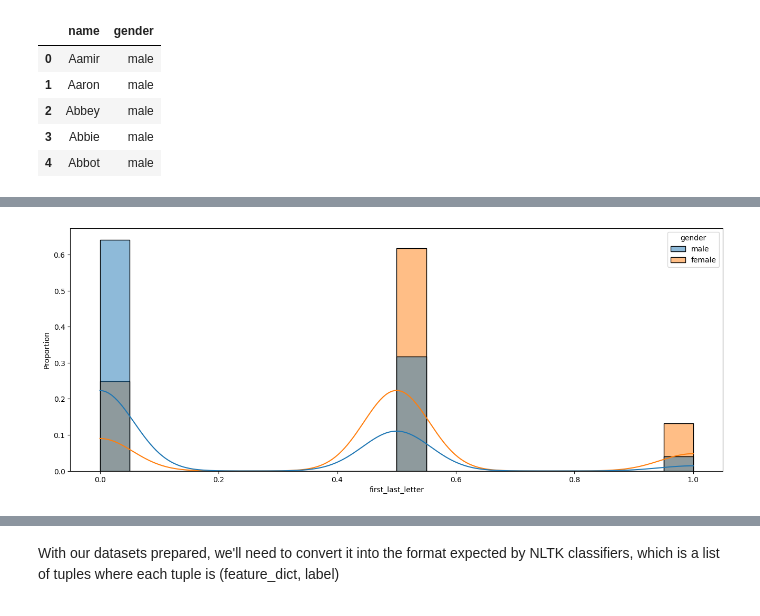
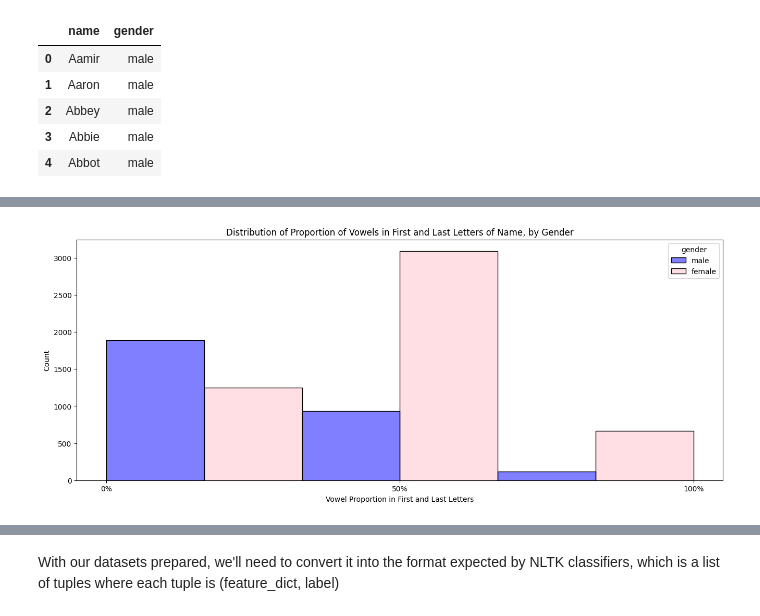
Before and after one commit to naomibuell/DATA620, a Jupyter notebook: project-3/project-3.ipynb, the cells around one changed output, grey strips where cells are left out. Saved outputs shown, nothing was run; the diff lists cells and outputs as text; code cells hidden in the pictures.

```diff
--- a/project-3/project-3.ipynb
+++ b/project-3/project-3.ipynb
@@ -146,19 +159,81 @@ For these numeric fields, we'll create histograms to visualize their distributio
 # %%
-for num_col in names_df.columns:
-    if names_df[num_col].dtype in ['int64', 'float64']:
-        plt.figure(figsize=(16, 6))
+custom_palette = {'male': 'blue', 'female': 'pink'}
 
-        sns.histplot(
-            data=names_df,
-            x=num_col,
-            hue='gender',
-            stat="proportion",
-            multiple='layer',
-            kde=True,
-            alpha=0.5,
-            bins=20,
-            common_norm=False
-        )
+# Plot for vowel_proportion
+plt.figure(figsize=(16, 6))
+sns.histplot(
+    data=feature_names_df,
+    x='vowel_proportion',
+    hue='gender',
+    palette=custom_palette,
+    stat="count",
+    #kde=True,
+    alpha=0.5,
+    bins=20,
+    common_norm=False,
+    multiple='dodge'
+)
+plt.title('Distribution of Proportion of Vowels in Name, by Gender')
+plt.xlabel('Vowel Proportion')
+plt.show()
 
-        plt.show()
+# Plot for first_last_letter
+plt.figure(figsize=(16, 6))
+sns.histplot(
+    data=feature_names_df,
+    x='first_last_letter',
+    hue='gender',
+    palette=custom_palette,
+    stat="count",
+    #kde=True,
+    alpha=0.5,
+    bins=3,
+    common_norm=False,
+    multiple='dodge'
+)
+plt.xticks([0, 0.5, 1], ['0%', '50%', '100%'])
+plt.title('Distribution of Proportion of Vowels in First and Last Letters of Name, by Gender')
+plt.xlabel('Vowel Proportion in First and Last Letters')
+plt.show()
+
+# Plot for longest_run_of_vowels
+plt.figure(figsize=(16, 6))
+sns.histplot(
+    data=feature_names_df,
+    x='longest_run_of_vowels',
+    hue='gender',
+    palette=custom_palette,
+    stat="count",
+    #kde=True,
+    alpha=0.5,
+    bins=range(int(feature_names_df['longest_run_of_vowels'].min()), int(feature_names_df['longest_run_of_vowels'].max()) + 2),
+    common_norm=False,
+    multiple='dodge'
+)
+plt.title('Distribution of Longest Run of Vowels in Name, by Gender')
+plt.xlabel('Length of Longest Run of Vowels')
+plt.xticks(
+    range(
+        int(feature_names_df['longest_run_of_vowels'].min()),
+        int(feature_names_df['longest_run_of_vowels'].max()) + 1
+    )
+)
+plt.show()
+
+# Plot for get_two_last_letters
+plt.figure(figsize=(16, 6))
+top_10 = feature_names_df['get_two_last_letters'].value_counts().nlargest(10).index
+sns.histplot(
+    data=feature_names_df[feature_names_df['get_two_last_letters'].isin(top_10)],
+    x='get_two_last_letters',
+    hue='gender',
+    palette=custom_palette,
+    stat="proportion",
+    alpha=0.5,
+    multiple='dodge'
+)
+plt.title('Top 10 Most Common Last Two Letters, by Gender')
+plt.xlabel('Last Two Letters')
+plt.ylabel('Proportion')
+plt.show()
 # %% [output]
@@ -166 +241 @@ for num_col in names_df.columns:
-[figure, old version]
+[figure, new version]
```
Also changed, not shown: parts of 33 cells of this notebook, 1 other file.
